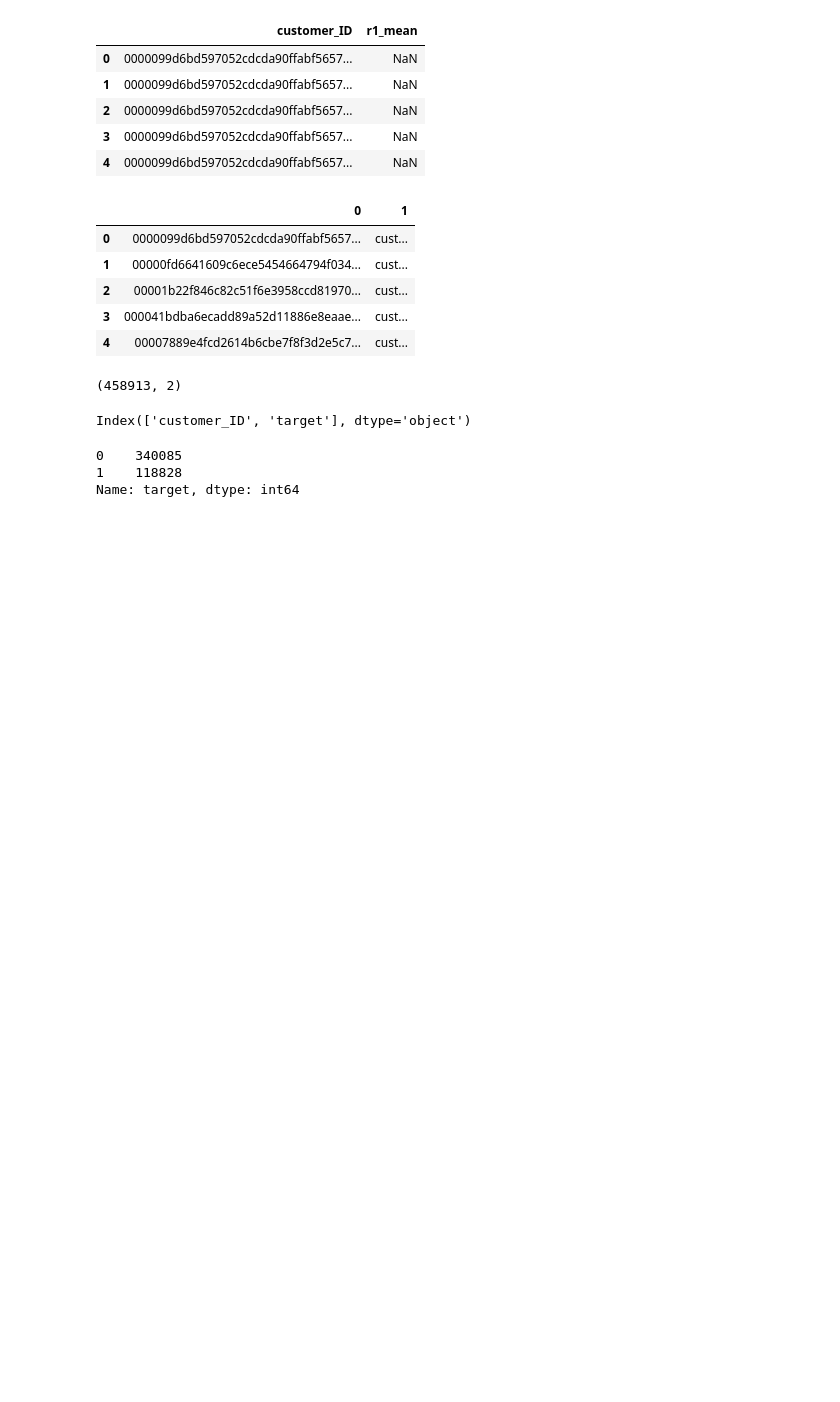
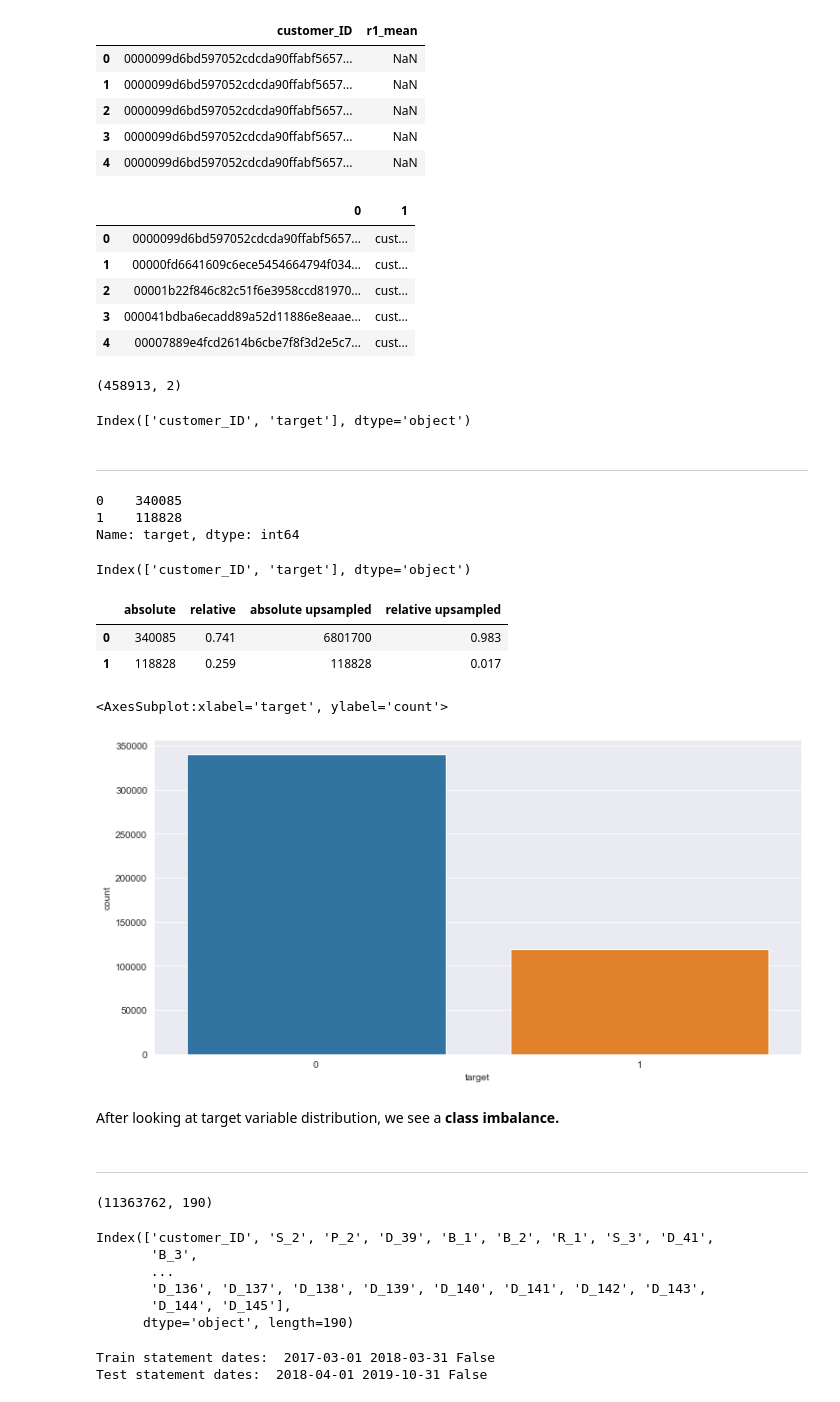
Before and after one commit to m3redithw/american-express-default-prediction, a Jupyter notebook: eda.ipynb, the cells around one changed output. Drawn from its saved outputs; the diff is of its cells as text; code cells hidden in the pictures; blank space fills up the shorter version.

```diff
--- a/eda.ipynb
+++ b/eda.ipynb
@@ -234,6 +241,8 @@ cust_df.shape
 target.columns
 # %% [output]
 Index(['customer_ID', 'target'], dtype='object')
+# %% [markdown]
+***
 # %%
 # Checking default customers who default
 
@@ -242,3 +251,28 @@ target.target.value_counts()
 0    340085
 1    118828
 Name: target, dtype: int64
+# %%
+# Joining target variable to df
+target.columns
+# %% [output]
+Index(['customer_ID', 'target'], dtype='object')
+# %%
+label_stats = pd.DataFrame({'absolute': target.target.value_counts(),
+                            'relative': target.target.value_counts() / len(target)})
+label_stats['absolute upsampled'] =  label_stats.absolute * np.array([20, 1])
+label_stats['relative upsampled'] = label_stats['absolute upsampled'] / label_stats['absolute upsampled'].sum()
+label_stats
+# %% [output]
+|  | absolute | relative | absolute upsampled | relative upsampled |
+| 0 | 340085 | 0.741 | 6801700 | 0.983 |
+| 1 | 118828 | 0.259 | 118828 | 0.017 |
+# %%
+plt.figure(figsize = (12,6))
+sns.countplot(x='target', data = target)
+# %% [output]
+<AxesSubplot:xlabel='target', ylabel='count'>
+[figure, added]
+# %% [markdown]
+After looking at target variable distribution, we see a **class imbalance.**
+# %% [markdown]
+***
@@ -244,0 +281,19 @@ Name: target, dtype: int64
+# %%
+test_df.shape
+# %% [output]
+(11363762, 190)
+# %%
+test_df.columns
+# %% [output]
+Index(['customer_ID', 'S_2', 'P_2', 'D_39', 'B_1', 'B_2', 'R_1', 'S_3', 'D_41',
+       'B_3',
+       ...
+       'D_136', 'D_137', 'D_138', 'D_139', 'D_140', 'D_141', 'D_142', 'D_143',
+       'D_144', 'D_145'],
+      dtype='object', length=190)
+# %%
+print('Train statement dates: ', df.S_2.min(), df.S_2.max(), df.S_2.isna().any())
+print('Test statement dates: ',  test_df.S_2.min(), test_df.S_2.max(), test_df.S_2.isna().any())
+# %% [output]
+Train statement dates:  2017-03-01 2018-03-31 False
+Test statement dates:  2018-04-01 2019-10-31 False
```
Also changed, not shown: parts of 14 cells of this notebook.
